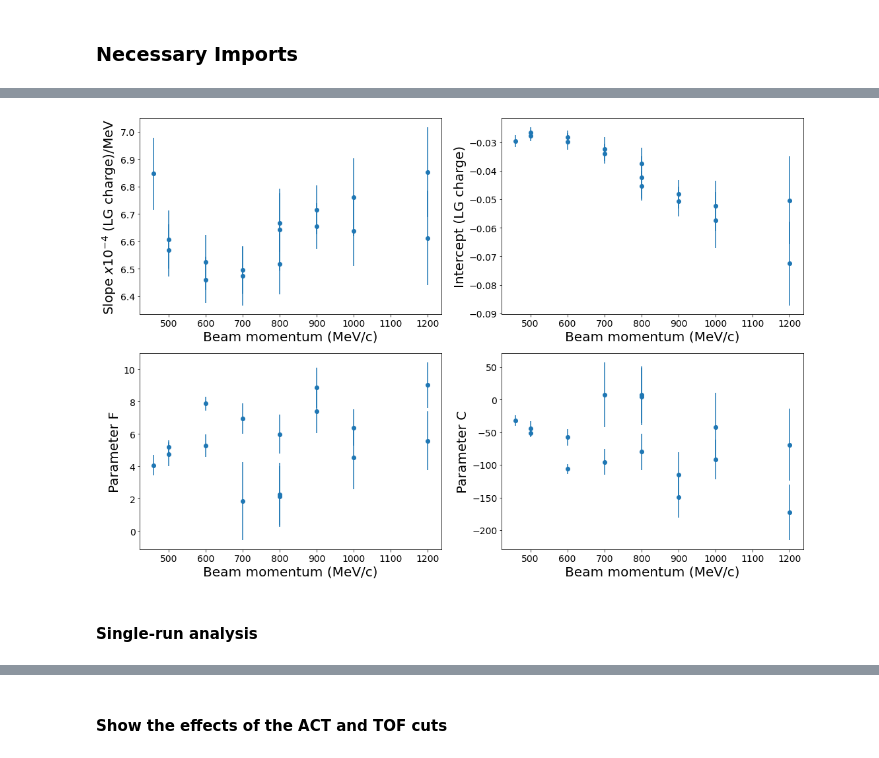
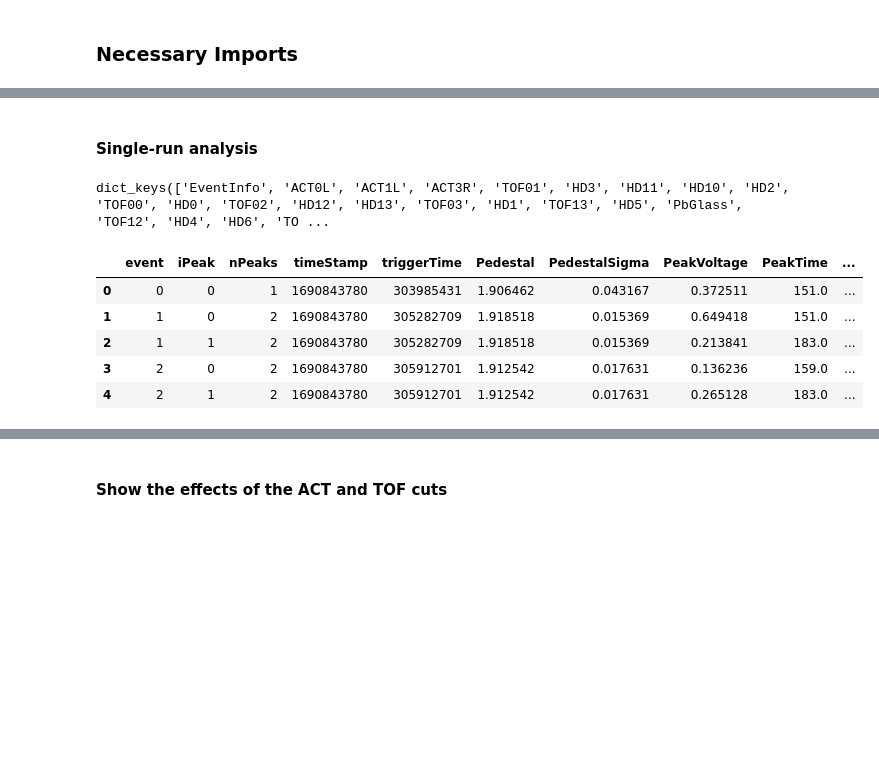
Before and after one commit to jerenner/T9BeamTestAna, a Jupyter notebook: python/new_analysis/hodoscope/hodoscope_analysis.ipynb, the cells around one changed output, grey strips where cells are left out. Drawn from its saved outputs; the diff is of its cells as text; code cells hidden in the pictures; blank space fills up the shorter version.

```diff
--- a/python/new_analysis/hodoscope/hodoscope_analysis.ipynb
+++ b/python/new_analysis/hodoscope/hodoscope_analysis.ipynb
@@ -14,10 +14,11 @@ import seaborn as sns
 
 import hodoscope_functions as hd
 
+from matplotlib.lines import Line2D
 from scipy.optimize import curve_fit
 from scipy.stats import norm, moyal
 from scipy.signal import find_peaks
 
-pd.options.display.max_columns = 500
-pd.options.display.max_rows = 100000
+#pd.options.display.max_columns = 500
+#pd.options.display.max_rows = 100000
 # %% [markdown]
@@ -233,5 +159,14 @@ See the caveats in the documentation: https://pandas.pydata.org/pandas-docs/stab
 # %%
 # Plot the slope and intercept of the calibration curve vs. momentum
+mvals = all_fit_results[:,0]
+merr = all_fit_results[:,1]
+bvals = all_fit_results[:,2]
+berr = all_fit_results[:,3]
+fvals = all_fit_results[:,4]
+ferr = all_fit_results[:,5]
+cvals = all_fit_results[:,6]
+cerr = all_fit_results[:,7]
+
 fig, axes = plt.subplots(2, 2, figsize=(18, 12))
 flat_axes = axes.ravel()
 
@@ -258,18 +193,23 @@ flat_axes[3].set_xlabel('Beam momentum (MeV/c)',fontsize=20)
 flat_axes[3].set_ylabel('Parameter C',fontsize=20)
 flat_axes[3].tick_params(axis="x", labelsize=14)
 flat_axes[3].tick_params(axis="y", labelsize=14)
-# %% [output]
-[figure, removed]
 # %% [markdown]
 #### Single-run analysis
 # %%
 # Read in all dataframes from a given run
 rnum = 735
+low_radiation = False
 pbeam = 800
 df_dict = hd.read_dataframes_from_csv("/Users/jrenner/temp/hk/beamtest/ntuple_dataframes/run000{}".format(rnum))
 df_dict.keys()
-
-final_df = hd.timing_analysis(df_dict, pb_timing_range, tof0_timing_range, tof0_charge_range,
-                    tof1_timing_range, tof1_charge_range, t2_timing_range, t2_charge_range,
-                    act0_timing_range, act0_charge_range, act1_timing_range, act1_charge_range,
-                    act3_timing_range, hd_timing_ranges, hd_charge_ranges, low_radiation=True, debug=True)
+# %% [output]
+dict_keys(['EventInfo', 'ACT0L', 'ACT1L', 'ACT3R', 'TOF01', 'HD3', 'HD11', 'HD10', 'HD2', 'TOF00', 'HD0', 'TOF02', 'HD12', 'HD13', 'TOF03', 'HD1', 'TOF13', 'HD5', 'PbGlass', 'TOF12', 'HD4', 'HD6', 'TO ...
+# %%
+df_dict['ACT0L'].head()
+# %% [output]
+|  | event | iPeak | nPeaks | timeStamp | triggerTime | Pedestal | PedestalSigma | PeakVoltage | PeakTime | ... |
+| 0 | 0 | 0 | 1 | 1690843780 | 303985431 | 1.906462 | 0.043167 | 0.372511 | 151.0 | ... |
+| 1 | 1 | 0 | 2 | 1690843780 | 305282709 | 1.918518 | 0.015369 | 0.649418 | 151.0 | ... |
+| 2 | 1 | 1 | 2 | 1690843780 | 305282709 | 1.918518 | 0.015369 | 0.213841 | 183.0 | ... |
+| 3 | 2 | 0 | 2 | 1690843780 | 305912701 | 1.912542 | 0.017631 | 0.136236 | 159.0 | ... |
+| 4 | 2 | 1 | 2 | 1690843780 | 305912701 | 1.912542 | 0.017631 | 0.265128 | 183.0 | ... |
```
Also changed, not shown: parts of 57 cells of this notebook, 2 other files.
